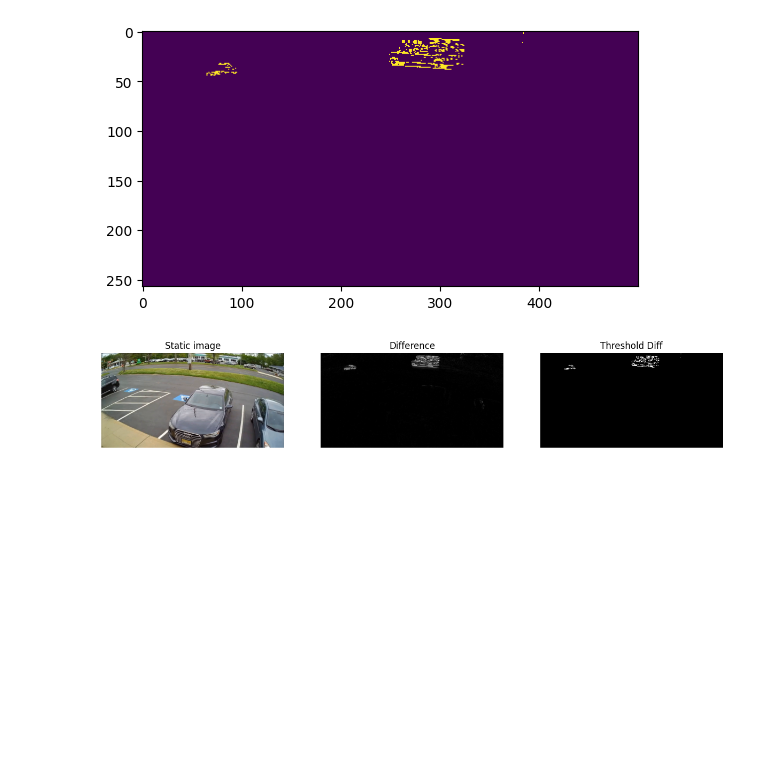
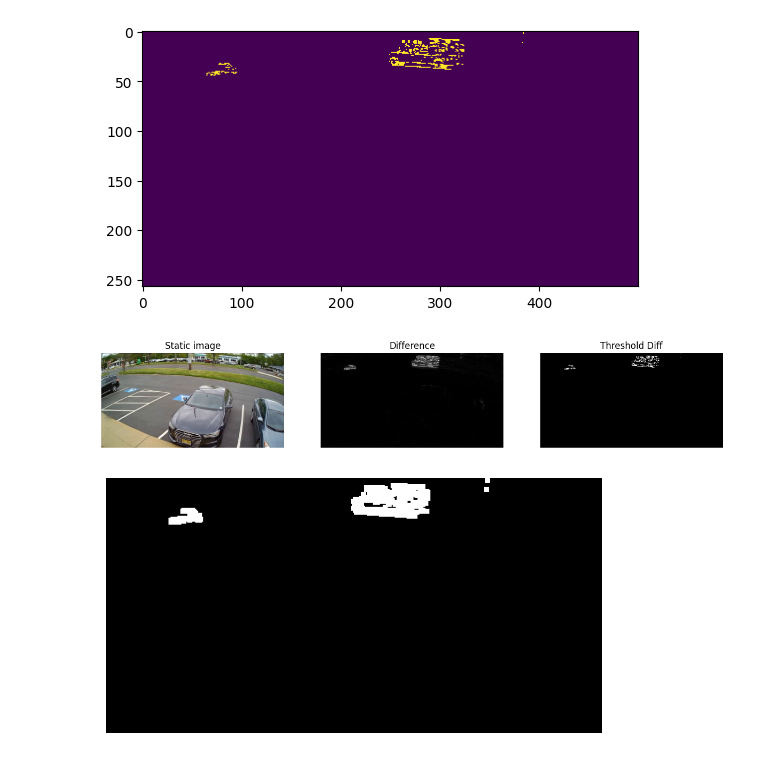
Before and after one commit to Noway-code/watch-some-birds, a Jupyter notebook: main.ipynb, the cells around one changed output. Saved outputs shown, nothing was run; the diff lists cells and outputs as text; code cells hidden in the pictures; blank space fills up the shorter version.

```diff
--- a/main.ipynb
+++ b/main.ipynb
@@ -185,3 +205,10 @@ plt.axis('off')
 (np.float64(-0.5), np.float64(499.5), np.float64(256.5), np.float64(-0.5))
 [figure]
 [figure]
+# %%
+dilated_image = cv2.dilate(thresh, None, iterations=2)
+plt.imshow(dilated_image, cmap='gray')
+plt.axis('off')
+plt.show()
+# %% [output]
+[figure, added]
```
Also changed, not shown: parts of 4 cells of this notebook, 1 other file.
